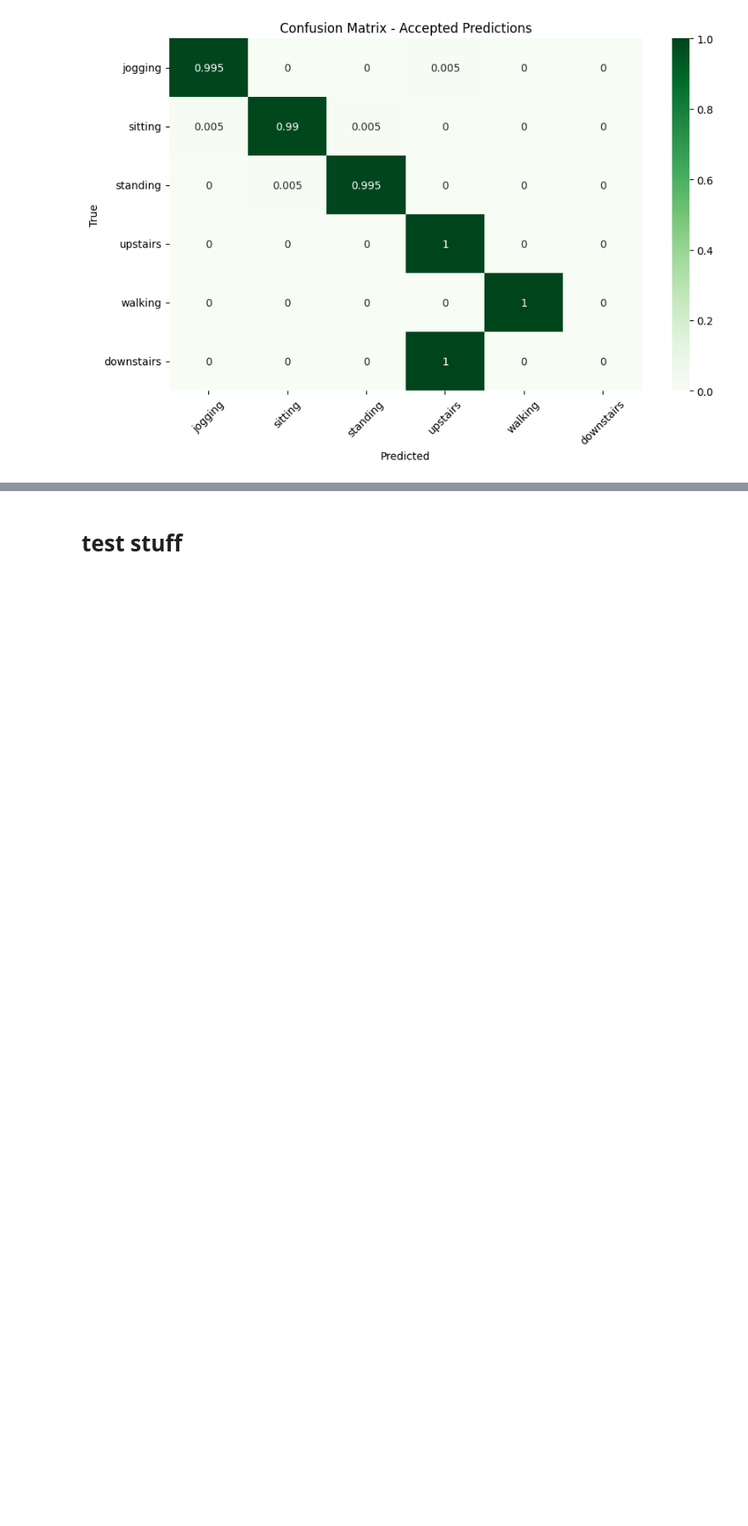
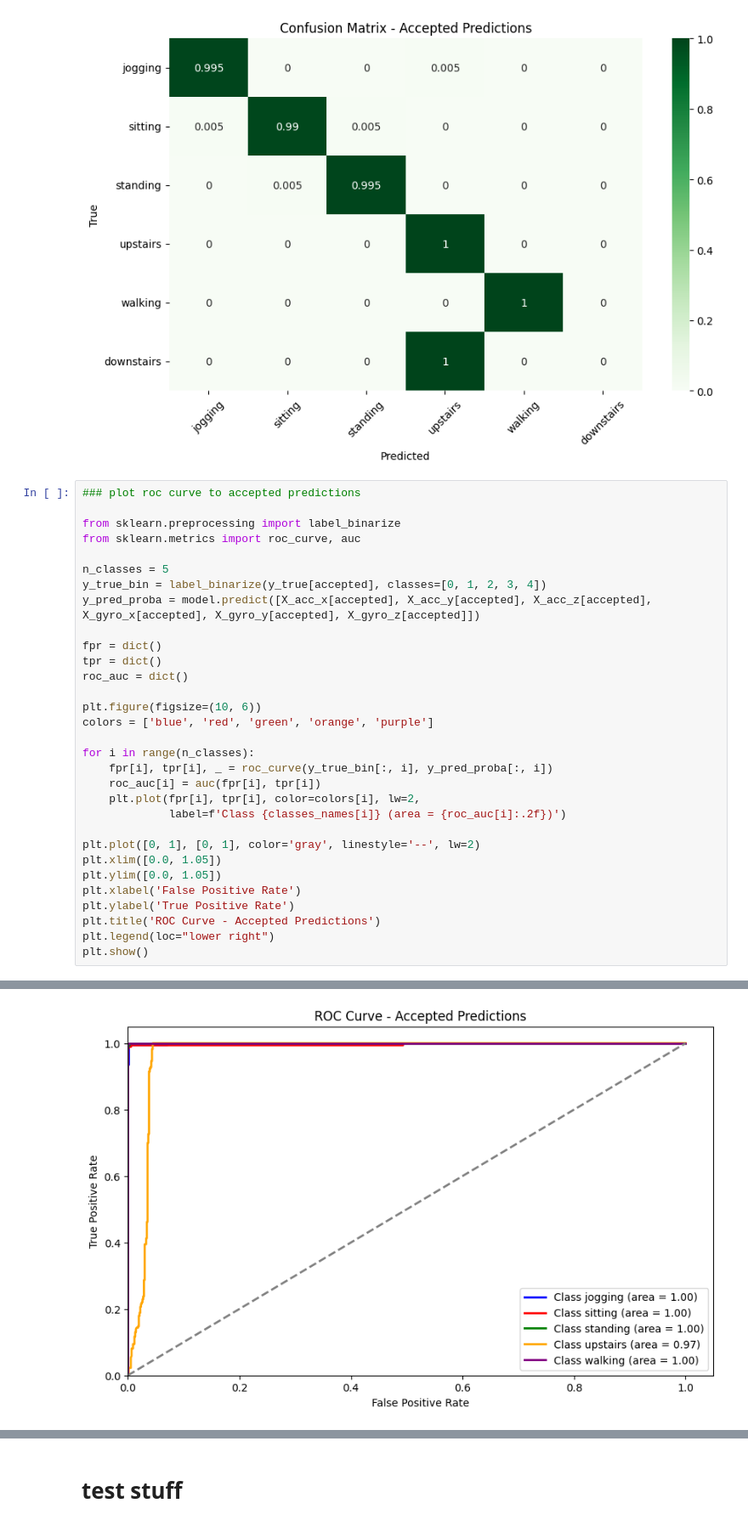
Before and after one commit to PaulaPerazzo/ExAI-project, a Jupyter notebook: trial_2.ipynb, the cells around one changed output, grey strips where cells are left out. Shown: that part at 85% size. Saved outputs shown, nothing was run; the diff lists cells and outputs as text; blank space fills up the shorter version.

```diff
--- a/trial_2.ipynb
+++ b/trial_2.ipynb
@@ -573,3 +569,35 @@ plt.title("Confusion Matrix - Accepted Predictions")
 plt.show()
 # %% [output]
 [figure]
+# %%
+### plot roc curve to accepted predictions
+
+from sklearn.preprocessing import label_binarize
+from sklearn.metrics import roc_curve, auc
+
+n_classes = 5
+y_true_bin = label_binarize(y_true[accepted], classes=[0, 1, 2, 3, 4])
+y_pred_proba = model.predict([X_acc_x[accepted], X_acc_y[accepted], X_acc_z[accepted], X_gyro_x[accepted], X_gyro_y[accepted], X_gyro_z[accepted]])
+
+fpr = dict()
+tpr = dict()
+roc_auc = dict()
+
+plt.figure(figsize=(10, 6))
+colors = ['blue', 'red', 'green', 'orange', 'purple']
+
+for i in range(n_classes):
+    fpr[i], tpr[i], _ = roc_curve(y_true_bin[:, i], y_pred_proba[:, i])
+    roc_auc[i] = auc(fpr[i], tpr[i])
+    plt.plot(fpr[i], tpr[i], color=colors[i], lw=2,
+             label=f'Class {classes_names[i]} (area = {roc_auc[i]:.2f})')
+
+plt.plot([0, 1], [0, 1], color='gray', linestyle='--', lw=2)
+plt.xlim([0.0, 1.05])
+plt.ylim([0.0, 1.05])
+plt.xlabel('False Positive Rate')
+plt.ylabel('True Positive Rate')
+plt.title('ROC Curve - Accepted Predictions')
+plt.legend(loc="lower right")
+plt.show()
+# %% [output]
@@ -576 +605,2 @@ plt.show()
+[figure, added]
 # %%
```
Also changed, not shown: parts of 7 cells of this notebook, 2 other files.
